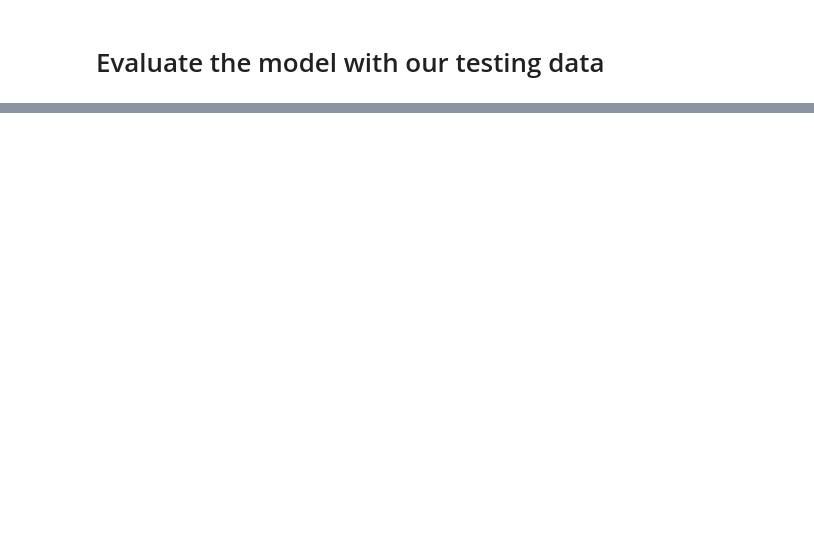
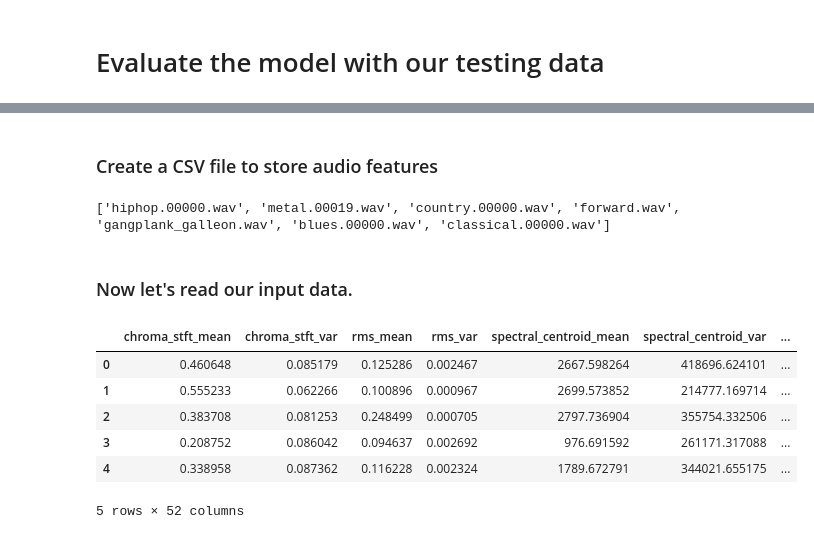
Before and after one commit to aith/NN_music_genre_identification, a Jupyter notebook: index.ipynb, the cells around one changed output, grey strips where cells are left out. Drawn from its saved outputs; the diff is of its cells as text; code cells hidden in the pictures; blank space fills up the shorter version.

```diff
--- a/index.ipynb
+++ b/index.ipynb
@@ -152,0 +173,2 @@ test_acc:  0.7749999761581421
+# %% [markdown]
+### Create a CSV file to store audio features
@@ -152,0 +211,28 @@ test_acc:  0.7749999761581421
+# %%
+csv_name = 'data.csv'
+tracks = os.listdir('./audio')
+# track_name = tracks[2]
+print(tracks)
+create_header(csv_name)
+for track in tracks:
+    create_csv(track, csv_name)
+# %% [output]
+['hiphop.00000.wav', 'metal.00019.wav', 'country.00000.wav', 'forward.wav', 'gangplank_galleon.wav', 'blues.00000.wav', 'classical.00000.wav']
+# %% [markdown]
+### Now let's read our input data.
+# %%
+# now let's
+in_data = None
+for track in tracks:
+    in_data = pd.read_csv(csv_name)
+    in_data = in_data.drop(['filename', 'label'],axis=1)
+# %%
+in_data.head()
+# %% [output]
+|  | chroma_stft_mean | chroma_stft_var | rms_mean | rms_var | spectral_centroid_mean | spectral_centroid_var | ... |
+| 0 | 0.460648 | 0.085179 | 0.125286 | 0.002467 | 2667.598264 | 418696.624101 | ... |
+| 1 | 0.555233 | 0.062266 | 0.100896 | 0.000967 | 2699.573852 | 214777.169714 | ... |
+| 2 | 0.383708 | 0.081253 | 0.248499 | 0.000705 | 2797.736904 | 355754.332506 | ... |
+| 3 | 0.208752 | 0.086042 | 0.094637 | 0.002692 | 976.691592 | 261171.317088 | ... |
+| 4 | 0.338958 | 0.087362 | 0.116228 | 0.002324 | 1789.672791 | 344021.655175 | ... |
+5 rows × 52 columns
```
Also changed, not shown: parts of 23 cells of this notebook, 7 other files.
